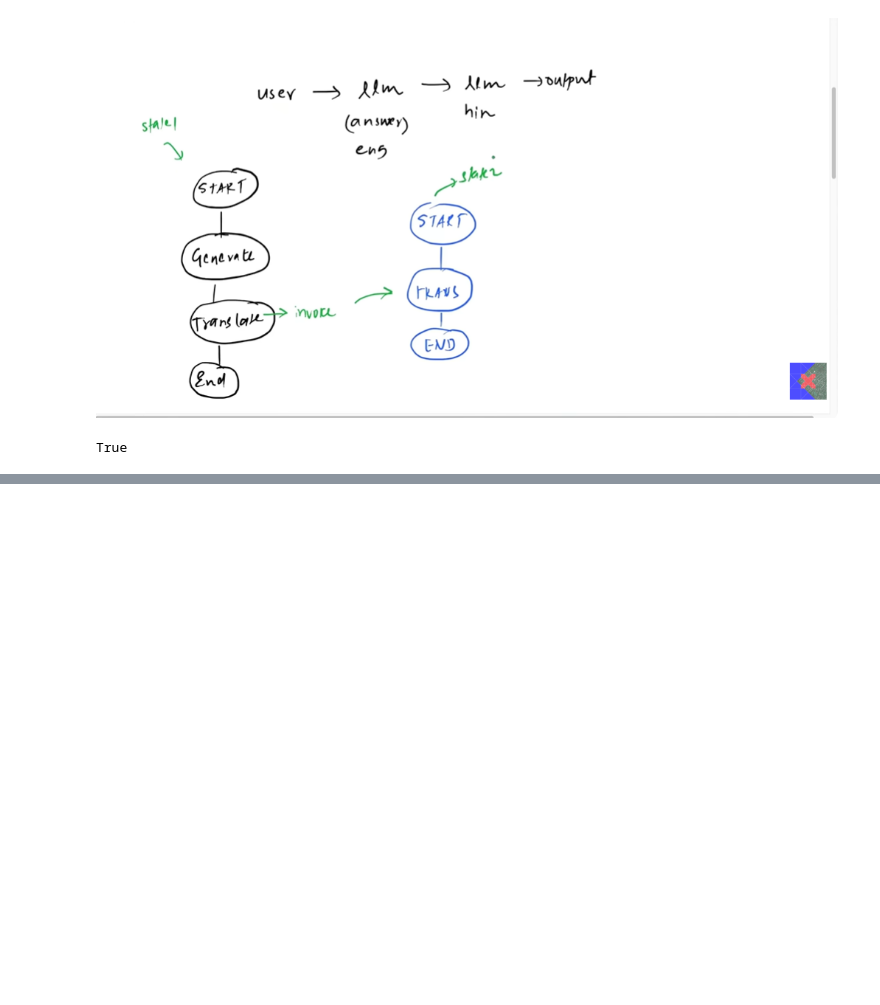
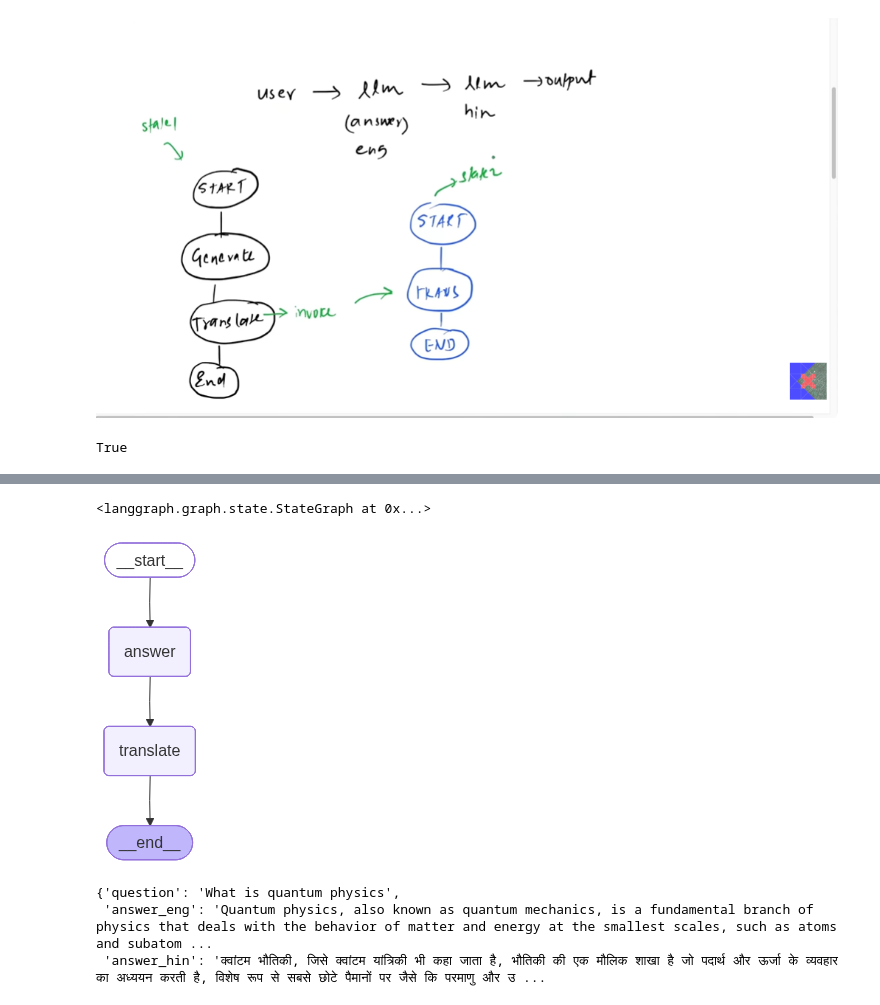
Before and after one commit to anishdf2025/LANGGRAPH, a Jupyter notebook: Lec-21/subgraph.ipynb, the cells around one changed output, grey strips where cells are left out. Drawn from its saved outputs; the diff is of its cells as text; code cells hidden in the pictures; blank space fills up the shorter version.

```diff
--- a/Lec-21/subgraph.ipynb
+++ b/Lec-21/subgraph.ipynb
@@ -67,3 +65,40 @@ class ParentState(TypedDict):
     question: str
     answer_eng: str
     answer_hin: str
+# %%
+parent_llm = ChatOpenAI(model='gpt-4o-mini')
+# %%
+def generate_answer(state: ParentState):
+
+    answer = parent_llm.invoke(f"You are a helpful assistant. Answer clearly.\n\nQuestion: {state['question']}").content
+    return {'answer_eng': answer}
+# %%
+def translate_answer(state: ParentState):
+
+    # call the subgraph
+    result = subgraph.invoke({'input_text': state['answer_eng']})
+
+    return {'answer_hin': result['translated_text']}
+# %%
+parent_builder = StateGraph(ParentState)
+
+parent_builder.add_node("answer", generate_answer)
+parent_builder.add_node("translate", translate_answer)
+
+parent_builder.add_edge(START, 'answer')
+parent_builder.add_edge('answer', 'translate')
+parent_builder.add_edge('translate', END)
+# %% [output]
+<langgraph.graph.state.StateGraph at 0x...>
+# %%
+graph = parent_builder.compile()
+
+graph
+# %% [output]
+[figure, added]
+# %%
+graph.invoke({'question': 'What is quantum physics'})
+# %% [output]
+{'question': 'What is quantum physics',
+ 'answer_eng': 'Quantum physics, also known as quantum mechanics, is a fundamental branch of physics that deals with the behavior of matter and energy at the smallest scales, such as atoms and subatom ...
+ 'answer_hin': 'क्वांटम भौतिकी, जिसे क्वांटम यांत्रिकी भी कहा जाता है, भौतिकी की एक मौलिक शाखा है जो पदार्थ और ऊर्जा के व्यवहार का अध्ययन करती है, विशेष रूप से सबसे छोटे पैमानों पर जैसे कि परमाणु और उ ...
```
Also changed, not shown: parts of 1 cell of this notebook, 3 other files.
